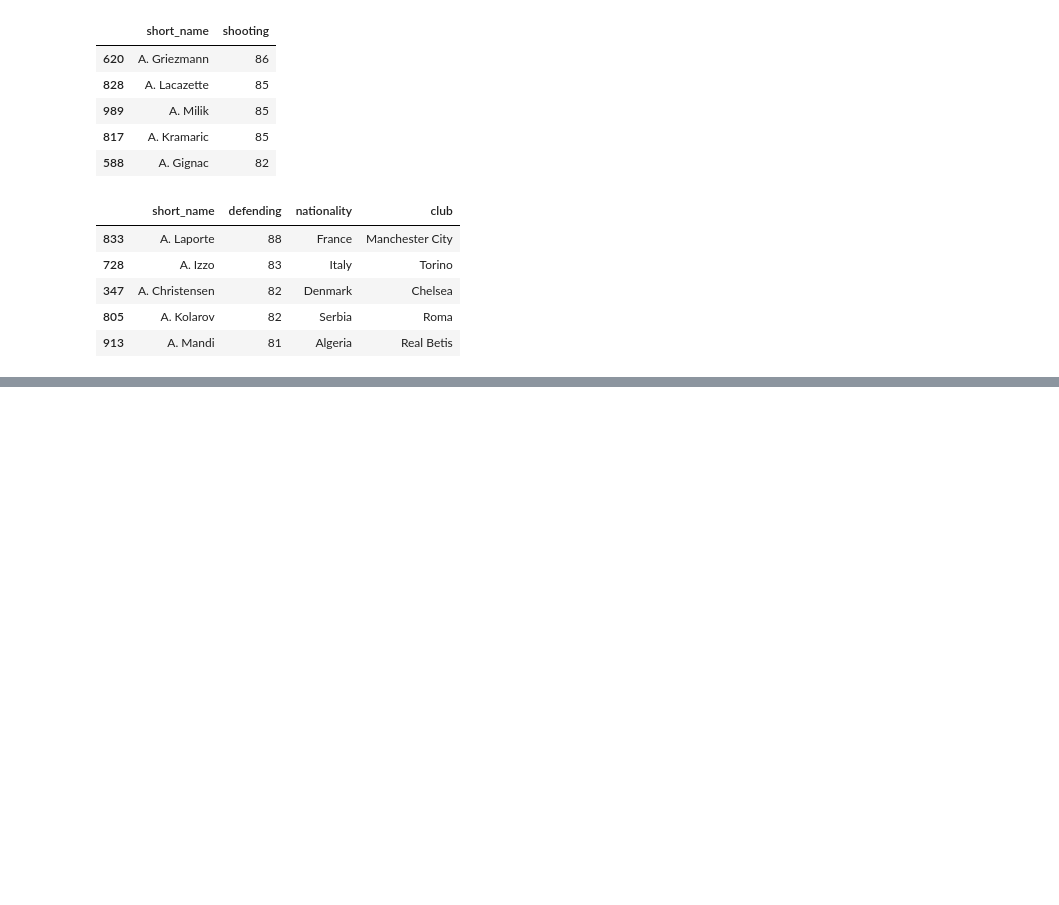
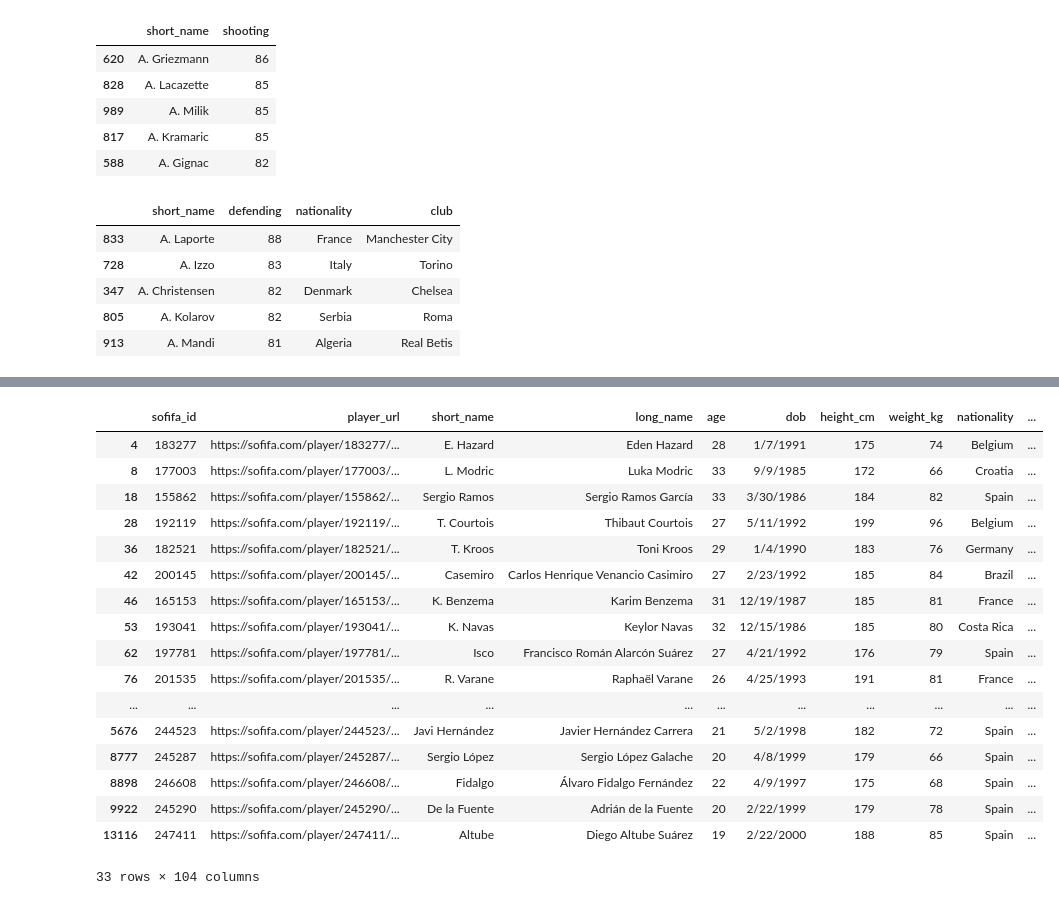
Before and after one commit to kiarakg/players_project, a Jupyter notebook: PlayersProject.ipynb, the cells around one changed output, grey strips where cells are left out. Saved outputs shown, nothing was run; the diff lists cells and outputs as text; code cells hidden in the pictures; blank space fills up the shorter version.

```diff
--- a/PlayersProject.ipynb
+++ b/PlayersProject.ipynb
@@ -345,0 +364,22 @@ real_madrid
+# %%
+madrid = madrid_df[madrid_df['club'] == 'Real Madrid']
+madrid
+# %% [output]
+|  | sofifa_id | player_url | short_name | long_name | age | dob | height_cm | weight_kg | nationality | ... |
+| 4 | 183277 | https://sofifa.com/player/183277/... | E. Hazard | Eden Hazard | 28 | 1/7/1991 | 175 | 74 | Belgium | ... |
+| 8 | 177003 | https://sofifa.com/player/177003/... | L. Modric | Luka Modric | 33 | 9/9/1985 | 172 | 66 | Croatia | ... |
+| 18 | 155862 | https://sofifa.com/player/155862/... | Sergio Ramos | Sergio Ramos García | 33 | 3/30/1986 | 184 | 82 | Spain | ... |
+| 28 | 192119 | https://sofifa.com/player/192119/... | T. Courtois | Thibaut Courtois | 27 | 5/11/1992 | 199 | 96 | Belgium | ... |
+| 36 | 182521 | https://sofifa.com/player/182521/... | T. Kroos | Toni Kroos | 29 | 1/4/1990 | 183 | 76 | Germany | ... |
+| 42 | 200145 | https://sofifa.com/player/200145/... | Casemiro | Carlos Henrique Venancio Casimiro | 27 | 2/23/1992 | 185 | 84 | Brazil | ... |
+| 46 | 165153 | https://sofifa.com/player/165153/... | K. Benzema | Karim Benzema | 31 | 12/19/1987 | 185 | 81 | France | ... |
+| 53 | 193041 | https://sofifa.com/player/193041/... | K. Navas | Keylor Navas | 32 | 12/15/1986 | 185 | 80 | Costa Rica | ... |
+| 62 | 197781 | https://sofifa.com/player/197781/... | Isco | Francisco Román Alarcón Suárez | 27 | 4/21/1992 | 176 | 79 | Spain | ... |
+| 76 | 201535 | https://sofifa.com/player/201535/... | R. Varane | Raphaël Varane | 26 | 4/25/1993 | 191 | 81 | France | ... |
+| ... | ... | ... | ... | ... | ... | ... | ... | ... | ... | ... |
+| 5676 | 244523 | https://sofifa.com/player/244523/... | Javi Hernández | Javier Hernández Carrera | 21 | 5/2/1998 | 182 | 72 | Spain | ... |
+| 8777 | 245287 | https://sofifa.com/player/245287/... | Sergio López | Sergio López Galache | 20 | 4/8/1999 | 179 | 66 | Spain | ... |
+| 8898 | 246608 | https://sofifa.com/player/246608/... | Fidalgo | Álvaro Fidalgo Fernández | 22 | 4/9/1997 | 175 | 68 | Spain | ... |
+| 9922 | 245290 | https://sofifa.com/player/245290/... | De la Fuente | Adrián de la Fuente | 20 | 2/22/1999 | 179 | 78 | Spain | ... |
+| 13116 | 247411 | https://sofifa.com/player/247411/... | Altube | Diego Altube Suárez | 19 | 2/22/2000 | 188 | 85 | Spain | ... |
+33 rows × 104 columns
```
Also changed, not shown: parts of 7 cells of this notebook, 2 other files.
